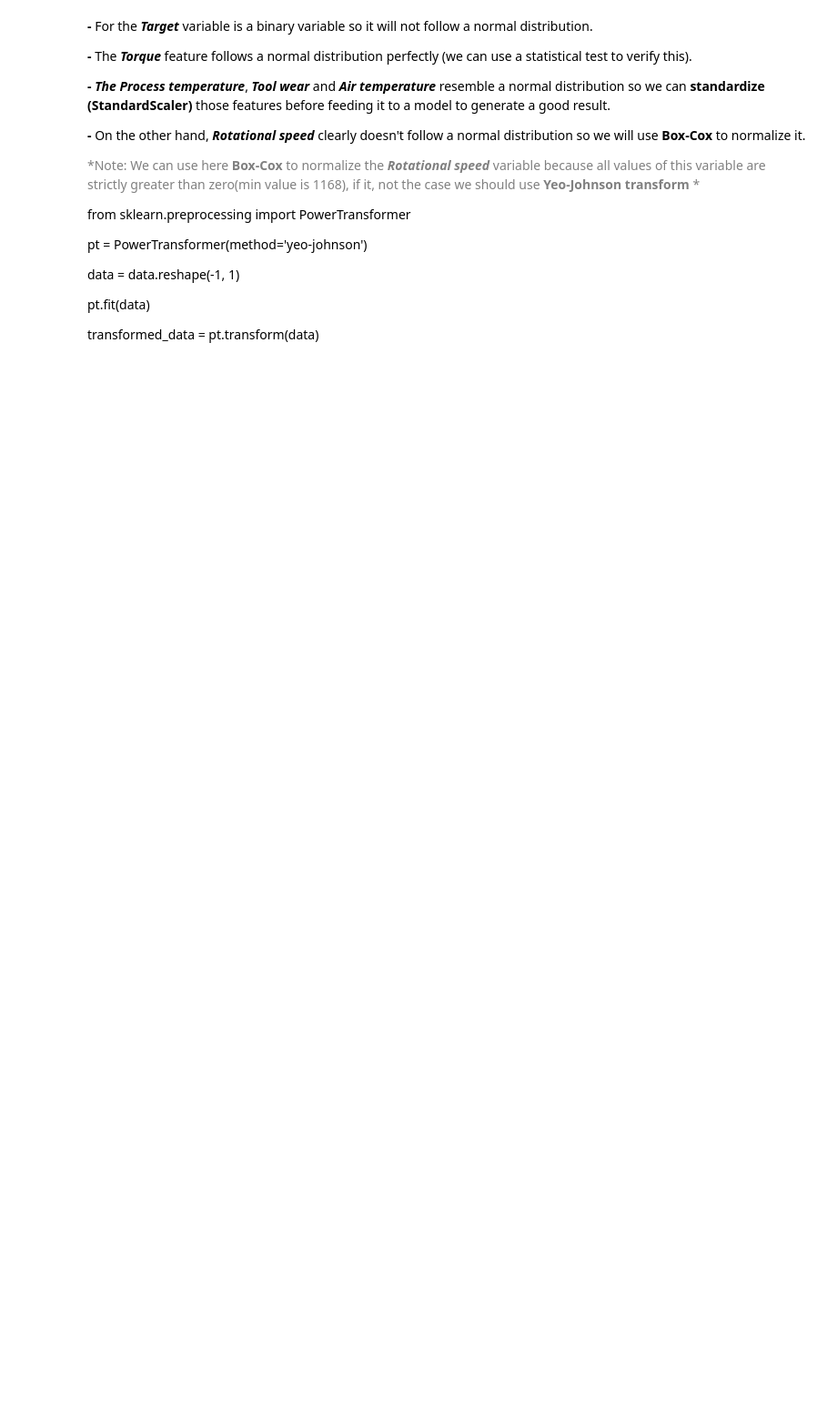
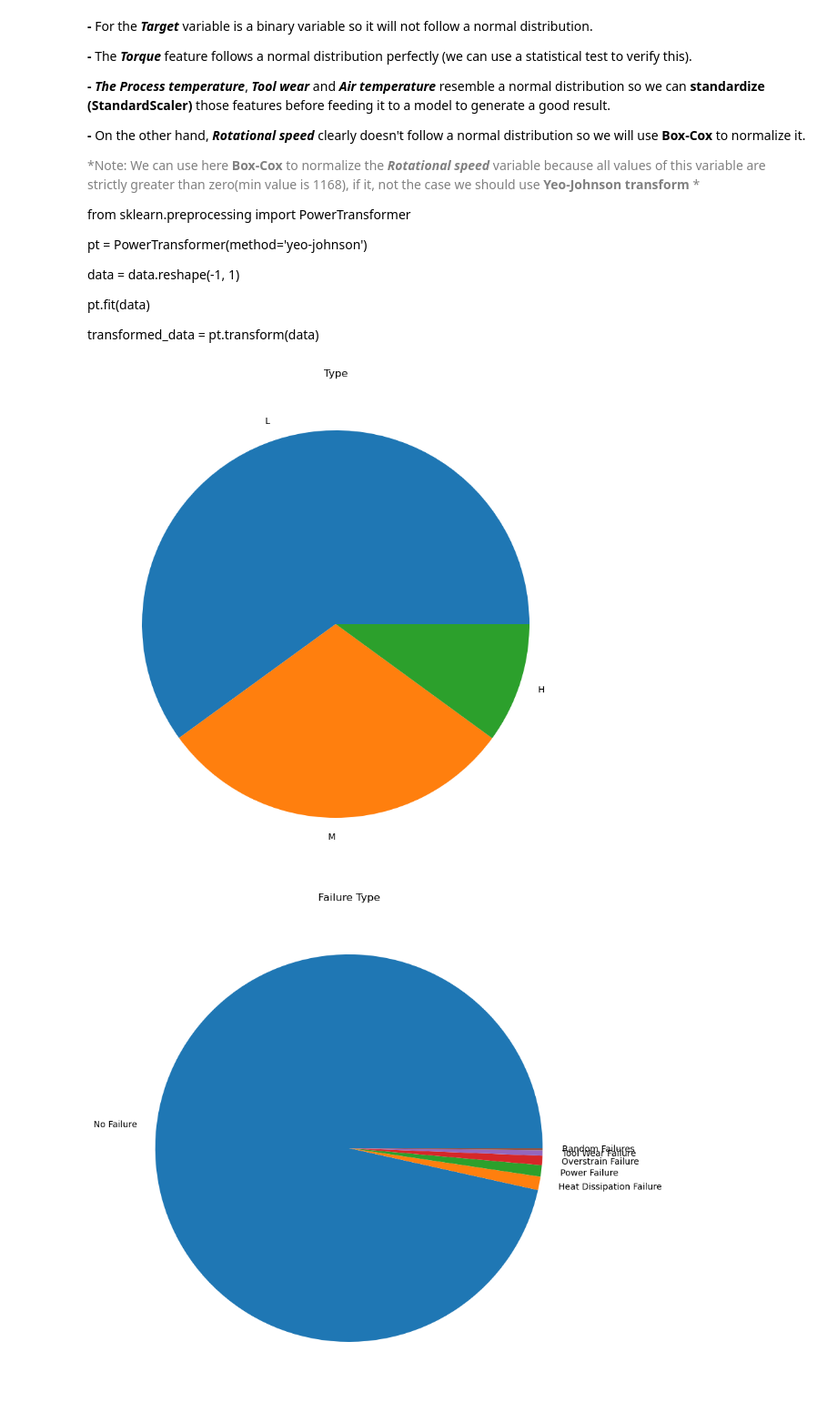
Before and after one commit to AmraniMohammed/Predictive-Maintenance, a Jupyter notebook: Predictive maintenance.ipynb, the cells around one changed output. Shown: that part at 91% size. Saved outputs shown, nothing was run; the diff lists cells and outputs as text; code cells hidden in the pictures; blank space fills up the shorter version.

```diff
--- a/Predictive maintenance.ipynb
+++ b/Predictive maintenance.ipynb
@@ -158,3 +170,17 @@ data = data.reshape(-1, 1)
 pt.fit(data)
 
 transformed_data = pt.transform(data)
+# %%
+#Plot histogramme of categorical columns
+
+# define Seaborn color palette to use
+palette_color = sns.color_palette('bright')
+
+for col in cat_columns:
+    plt.figure(figsize=(10, 10))
+    plt.pie(df[col].value_counts().values, labels=df[col].value_counts().index)
+    plt.title(col)
+    plt.show()
+# %% [output]
+[figure, added]
+[figure, added]
```
Also changed, not shown: parts of 14 cells of this notebook.
